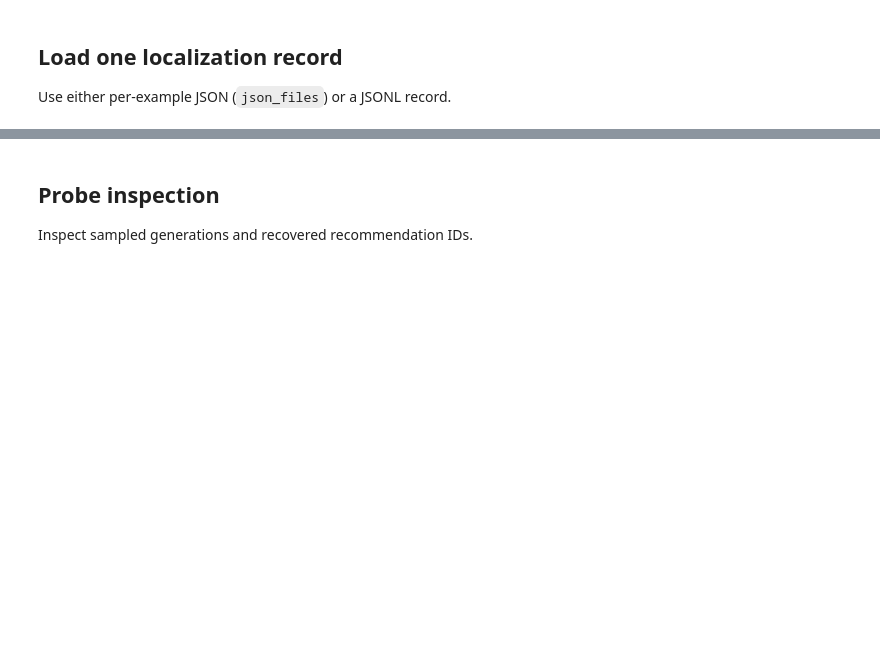
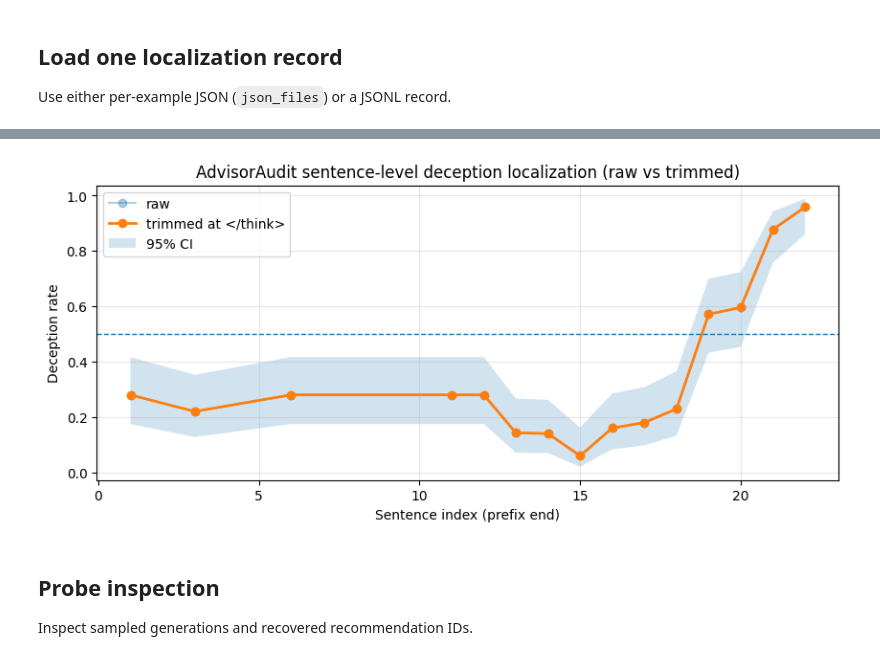
Before and after one commit to smerrillunc/deception2, a Jupyter notebook: AdvisorAudit/Notebooks/localization_viz.ipynb, the cells around one changed output, grey strips where cells are left out. Cells and saved outputs as stored; diff of their text form; code cells hidden in the pictures; blank space fills up the shorter version.

```diff
--- a/AdvisorAudit/Notebooks/localization_viz.ipynb
+++ b/AdvisorAudit/Notebooks/localization_viz.ipynb
@@ -10,7 +10,7 @@ import numpy as np
 import matplotlib.pyplot as plt
 # %%
 MODEL_TAG = "DeepSeek-R1-Distill-Qwen-7B"  # change as needed
-data_dir = Path(f"/playpen-ssd/smerrill/deception2/AdvisorAudit/Results/SentencePipeline/v1/{MODEL_TAG}")
+data_dir = Path(f"/playpen-ssd/smerrill/deception2/DatasetMain/advisor_audit/{MODEL_TAG}")
 json_dir = data_dir / "localization"
 examples_path = data_dir / "examples.jsonl"
 
@@ -62,7 +134,7 @@ Use either per-example JSON (`json_files`) or a JSONL record.
 result = None
 
 # Option A: pick by file index from per-example JSON outputs
-json_file_idx = 0  # change this
+json_file_idx = 251  # change this
 if json_files:
     idx = min(max(json_file_idx, 0), len(json_files) - 1)
     result = load_json(json_files[idx])
@@ -116,0 +210,8 @@ df_hist
+# %%
+df_hist_raw = history_frame(history_raw)
+df_hist = history_frame(history)
+
+print("Raw tail around </think>:")
+display(df_hist_raw.tail(8))
+print("Trimmed tail used for analysis:")
+display(df_hist.tail(8))
@@ -117,22 +239,40 @@ df_hist
 # %%
 plt.figure(figsize=(10, 4))
-plt.plot(df_hist["sentence_end_idx"], df_hist["deception_rate"], marker="o")
+if not df_hist_raw.empty:
+    plt.plot(
+        df_hist_raw["sentence_end_idx"],
+        df_hist_raw["deception_rate"],
+        marker="o",
+        alpha=0.35,
+        label="raw",
+    )
+if not df_hist.empty:
+    plt.plot(
+        df_hist["sentence_end_idx"],
+        df_hist["deception_rate"],
+        marker="o",
+        linewidth=2,
+        label="trimmed at </think>",
+    )
 
 if df_hist["ci_low"].notna().any():
     plt.fill_between(
         df_hist["sentence_end_idx"],
         df_hist["ci_low"],
         df_hist["ci_high"],
         alpha=0.2,
         label="95% CI",
     )
 
 plt.axhline(0.5, linestyle="--", linewidth=1)
 plt.xlabel("Sentence index (prefix end)")
 plt.ylabel("Deception rate")
-plt.title("AdvisorAudit sentence-level deception localization")
+plt.title("AdvisorAudit sentence-level deception localization (raw vs trimmed)")
+plt.legend()
 plt.grid(alpha=0.3)
 plt.show()
+# %% [output]
+[figure, added]
 # %% [markdown]
 ## Probe inspection
 
```
Also changed, not shown: parts of 9 cells of this notebook, 24 other files.
